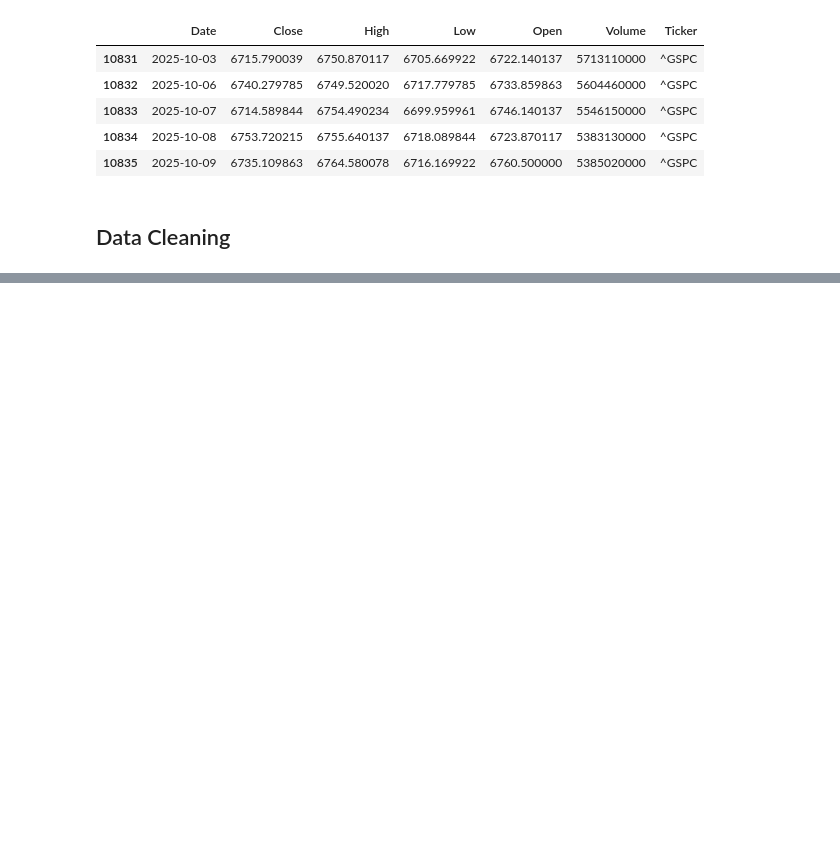
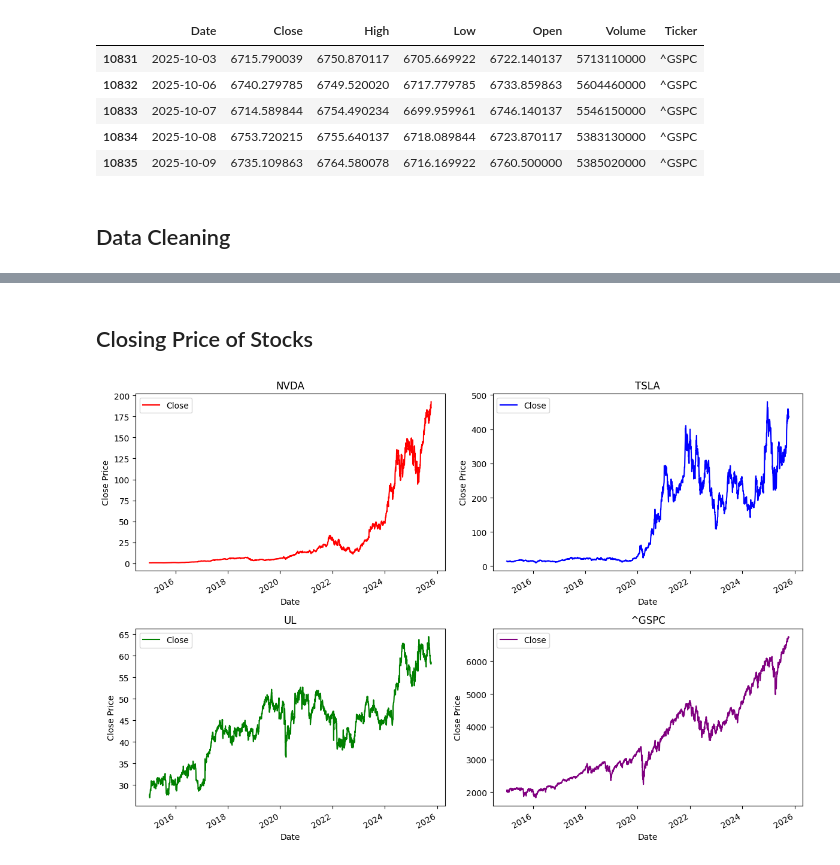
Before and after one commit to hjmoore67/AI-Coursework-Uni, a Jupyter notebook: uni-ai-coursework.ipynb, the cells around one changed output, grey strips where cells are left out. Drawn from its saved outputs; the diff is of its cells as text; code cells hidden in the pictures; blank space fills up the shorter version.

```diff
--- a/uni-ai-coursework.ipynb
+++ b/uni-ai-coursework.ipynb
@@ -216,0 +247,23 @@ combined_df.tail()
+# %% [markdown]
+## Closing Price of Stocks
+# %%
+# Historical view of Stock Closing Price
+
+tickers = combined_df["Ticker"].unique()
+colorlist = ['Red', 'Blue', 'Green', 'Purple']
+
+plt.figure(figsize=(12, 8))
+plt.subplots_adjust(top=1.25, bottom=1.2)
+
+for i, ticker in enumerate(tickers, 1):
+    plt.subplot(2, 2, i)
+    data = combined_df[combined_df["Ticker"] == ticker]
+    data.plot(x="Date", y="Close", color=colorlist[i-1], ax=plt.gca())
+    plt.ylabel('Close Price')
+    plt.xlabel('Date')
+    plt.title(f"{ticker}")
+
+plt.tight_layout()
+plt.show()
+# %% [output]
+[figure, added]
```
Also changed, not shown: parts of 14 cells of this notebook.
